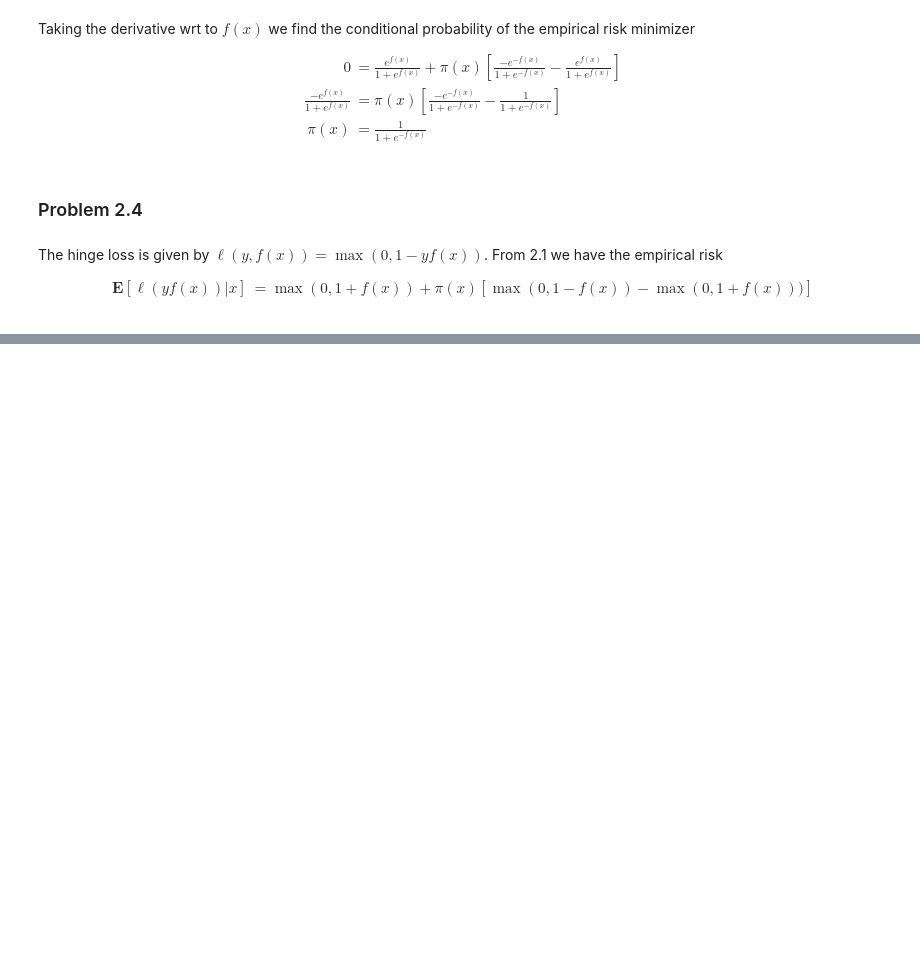
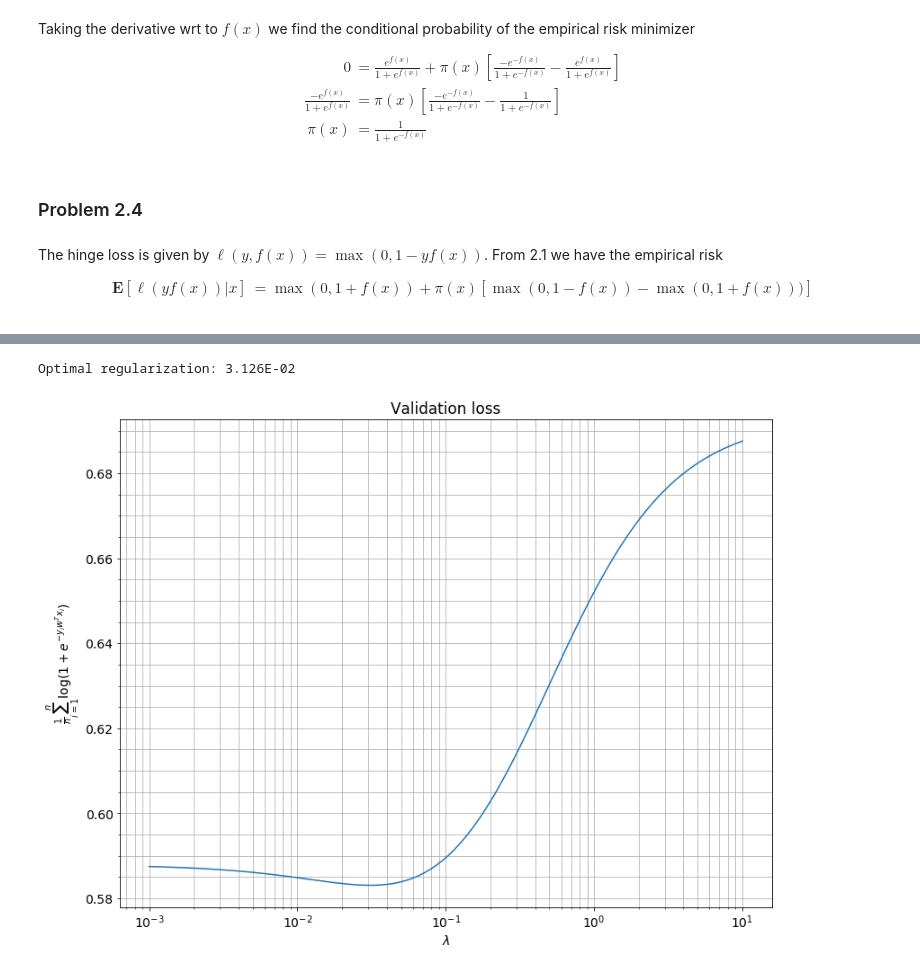
Before and after one commit to chaaland/bloomberg-ml-course, a Jupyter notebook: HW5/writeup/HW5.ipynb, the cells around one changed output, grey strips where cells are left out. Drawn from its saved outputs; the diff is of its cells as text; code cells hidden in the pictures; blank space fills up the shorter version.

```diff
--- a/HW5/writeup/HW5.ipynb
+++ b/HW5/writeup/HW5.ipynb
@@ -85,0 +130,36 @@ $$
+# %%
+X_train = np.loadtxt(os.path.join('..', 'data', 'X_train.txt'),delimiter=',')
+y_train = 2* np.loadtxt(os.path.join('..', 'data', 'y_train.txt')) - 1
+
+X_val = np.loadtxt(os.path.join('..', 'data', 'X_val.txt'),delimiter=',')
+y_val = 2 * np.loadtxt(os.path.join('..', 'data', 'y_val.txt')) - 1
+# %%
+regularization_path = 10 ** np.linspace(-3,1, 100)
+validation_loss = np.zeros_like(regularization_path)
+
+w = np.zeros_like(X_train[0,:])
+best_loss = np.infty
+best_w = None
+best_lambda = -1.0
+for i, lam in enumerate(regularization_path):
+    w = fit_logistic_reg(X_train, y_train, log_loss, l2_param=lam, theta_init=w)
+    validation_loss[i] = log_loss(w, X_val, y_val, l2_param=0)
+
+    if validation_loss[i] < best_loss:
+        best_w = w
+        best_lambda = lam
+        best_loss = validation_loss[i]
+
+print('Optimal regularization: {0:.3E}'.format(best_lambda))
+# %% [output]
+Optimal regularization: 3.126E-02
+# %%
+plt.semilogx(regularization_path, validation_loss)
+plt.title('Validation loss')
+plt.xlabel(r'$\lambda$')
+plt.ylabel(r'$\frac{1}{n}\sum_{i=1}^n \log\left(1+e^{-y_iw^Tx_i}\right)$', fontsize=14)
+plt.grid(True, which='minor')
+plt.minorticks_on()
+plt.show()
+# %% [output]
+[figure, added]
```
Also changed, not shown: parts of 6 cells of this notebook, 3 other files.
